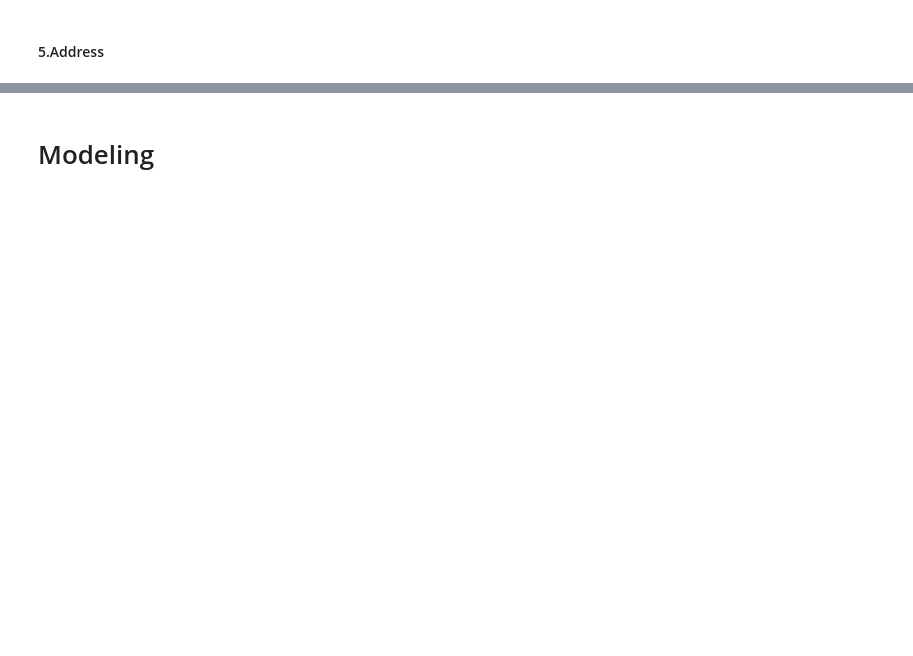
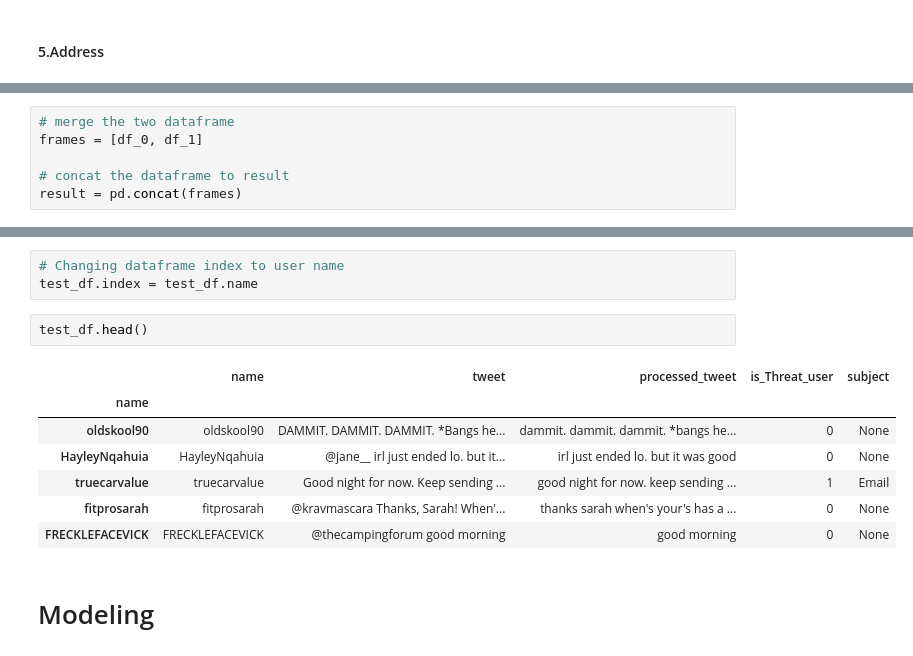
Before and after one commit to chinmaydas96/Tweet_classification_based_on_PPI_word, a Jupyter notebook: tweet_classify.ipynb, the cells around one changed output, grey strips where cells are left out. Saved outputs shown, nothing was run; the diff lists cells and outputs as text; blank space fills up the shorter version.

```diff
--- a/tweet_classify.ipynb
+++ b/tweet_classify.ipynb
@@ -270,0 +309,6 @@ df[df["is_Threat_user"]==1].shape
+# %%
+# merge the two dataframe
+frames = [df_0, df_1]
+
+# concat the dataframe to result
+result = pd.concat(frames)
@@ -271,2 +347,15 @@ df[df["is_Threat_user"]==1].shape
+# %%
+# Changing dataframe index to user name
+test_df.index = test_df.name
+# %%
+test_df.head()
+# %% [output]
+|  | name | tweet | processed_tweet | is_Threat_user | subject |
+| name |  |  |  |  |  |
+| oldskool90 | oldskool90 | DAMMIT. DAMMIT. DAMMIT. *Bangs he... | dammit. dammit. dammit. *bangs he... | 0 | None |
+| HayleyNqahuia | HayleyNqahuia | @jane__ irl just ended lo. but it... | irl just ended lo. but it was good | 0 | None |
+| truecarvalue | truecarvalue | Good night for now. Keep sending ... | good night for now. keep sending ... | 1 | Email |
+| fitprosarah | fitprosarah | @kravmascara Thanks, Sarah! When'... | thanks sarah when's your's has a ... | 0 | None |
+| FRECKLEFACEVICK | FRECKLEFACEVICK | @thecampingforum good morning | good morning | 0 | None |
 # %% [markdown]
 # Modeling
```
Also changed, not shown: parts of 72 cells of this notebook, 1 other file.
